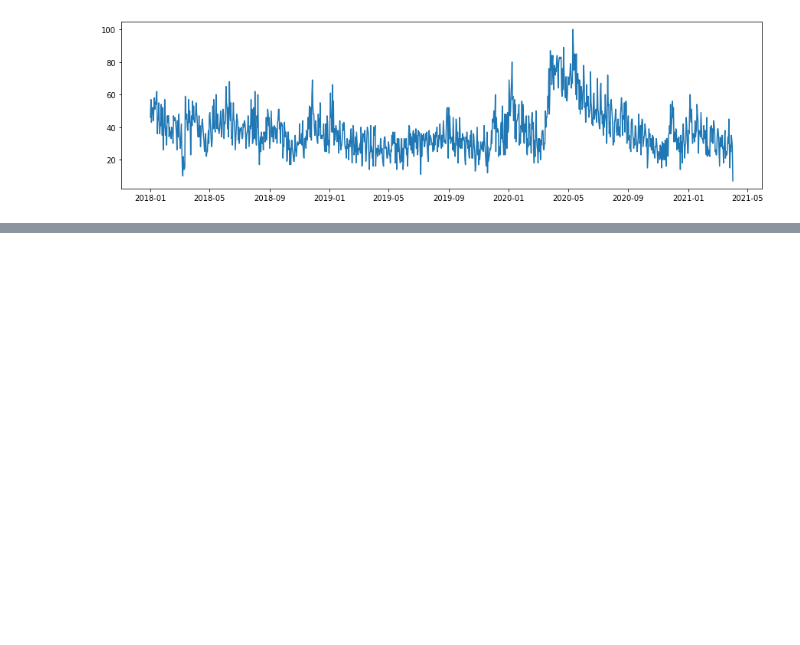
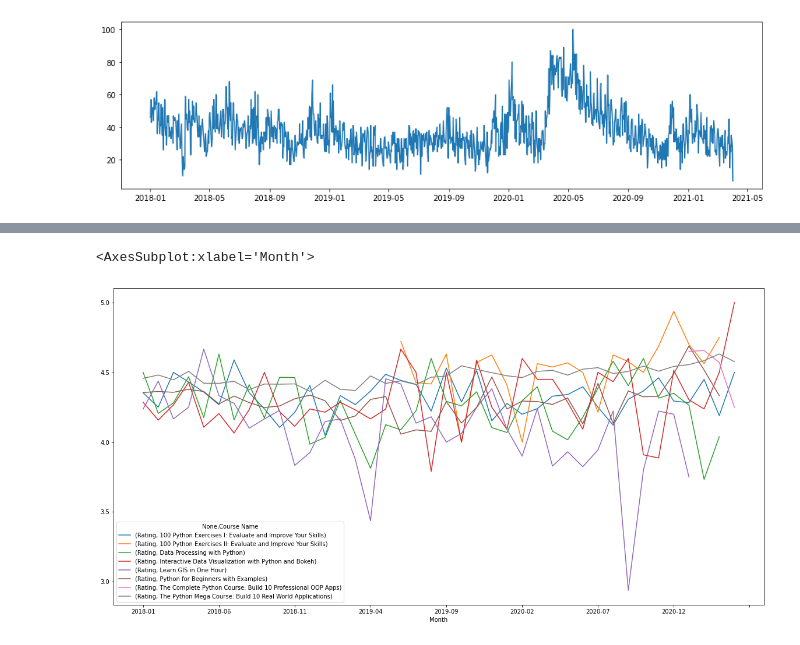
Before and after one commit to romwil22/python-app3-data-analysis-and-visualisation, a Jupyter notebook: review_analysis/aggregating_and_plotting.ipynb, the cells around one changed output, grey strips where cells are left out. Drawn from its saved outputs; the diff is of its cells as text; code cells hidden in the pictures; blank space fills up the shorter version.

Commit message:
add new code for month plotting rating per course

```diff
--- a/review_analysis/aggregating_and_plotting.ipynb
+++ b/review_analysis/aggregating_and_plotting.ipynb
@@ -146,0 +149,4 @@ plt.plot(average_month.index, average_month["Rating"])
+# %%
+data["Month"] = data["Timestamp"].dt.strftime("%Y-%m")
+average_month_course = data.groupby(["Month", "Course Name"]).mean().unstack()
+average_month_course
@@ -146,0 +173,5 @@ plt.plot(average_month.index, average_month["Rating"])
+# %%
+average_month_course.plot(figsize=(20,10))
+# %% [output]
+<AxesSubplot:xlabel='Month'>
+[figure, added]
```
Also changed, not shown: parts of 14 cells of this notebook.
